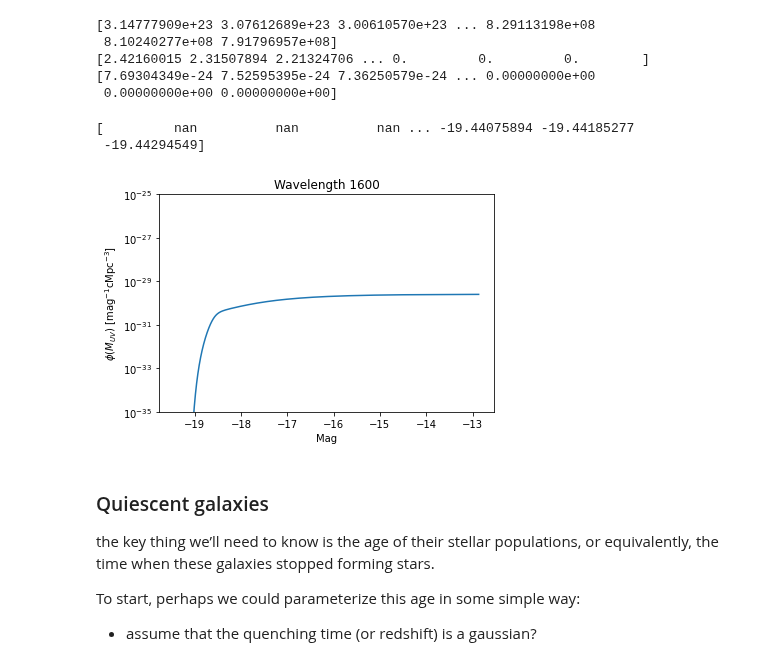
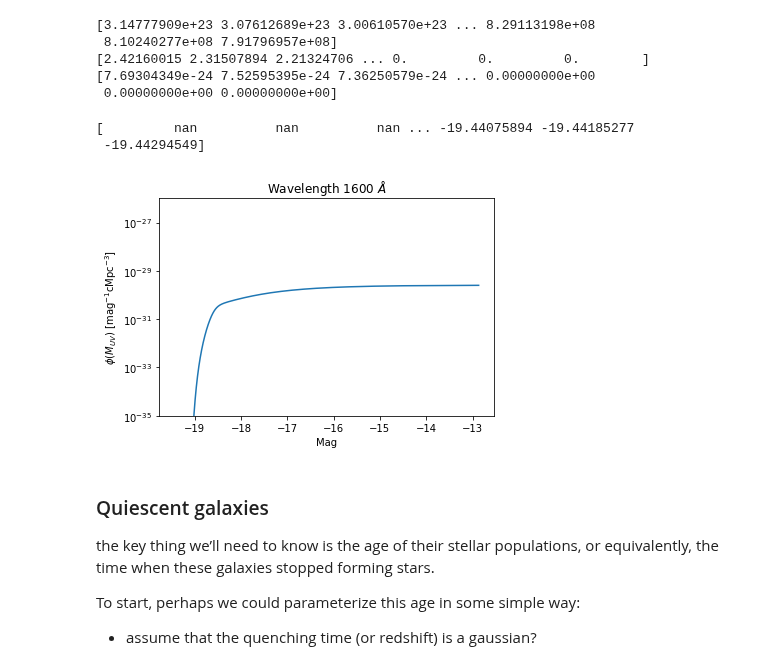
Before and after one commit to eklem1/GalaxySim, a Jupyter notebook: Gen_LF.ipynb, the cells around one changed output. Cells and saved outputs as stored; diff of their text form; code cells hidden in the pictures.

```diff
--- a/Gen_LF.ipynb
+++ b/Gen_LF.ipynb
@@ -132,22 +135,22 @@ print(LF)
 # %%
 MagSys = ares.util.MagnitudeSystem()
 mag = MagSys.L_to_MAB(Lum, z=z)
 print(mag) #all nans for z = 0
 
 pl.semilogy(mag[:-1], LF)
 
 pl.ylabel('$\phi(M_{UV})$ [mag$^{-1}$cMpc$^{-3}$]')
 pl.xlabel('Mag')
-pl.title('Wavelength {}'.format(lamda))
+pl.title('Wavelength {} $\AA$'.format(lamda))
 
-pl.ylim(1e-35,1e-25)
+pl.ylim(1e-35,1e-26)
 # pl.ylim(1e-10,)
 
 pl.show()
 # %% [output]
 [         nan          nan          nan ... -19.44075894 -19.44185277
  -19.44294549]
-[figure, old version]
+[figure, new version]
 # %% [markdown]
 ### Quiescent galaxies
 the key thing we’ll need to know is the age of their stellar populations, or equivalently, the time when these galaxies stopped forming stars.
```
Also changed, not shown: parts of 2 cells of this notebook, 1 other file.
